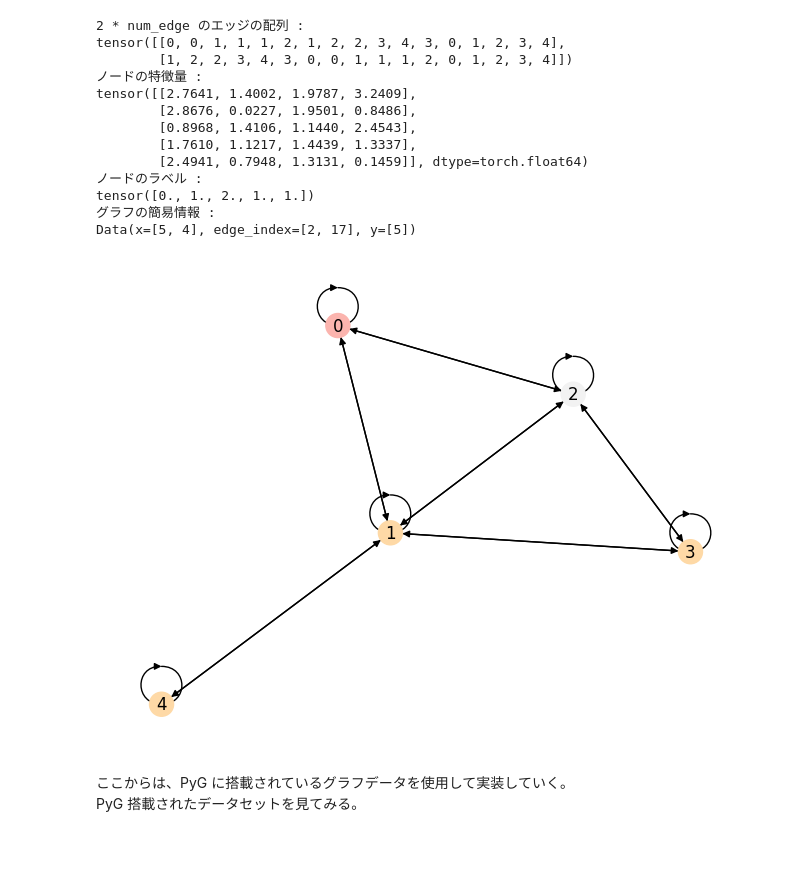
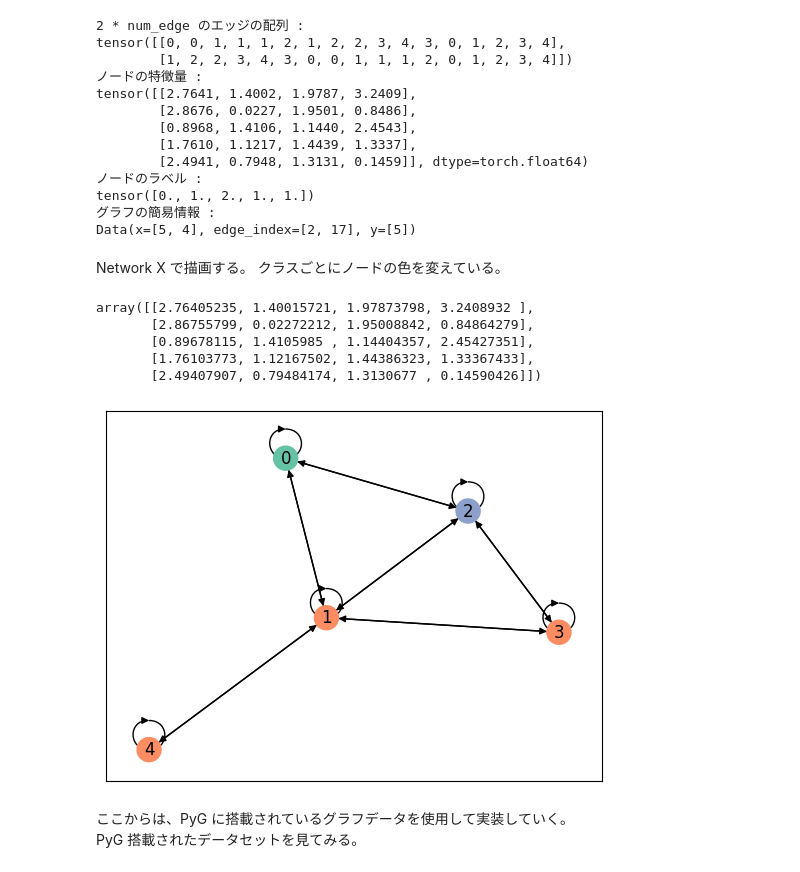
Before and after one commit to kurara-araruk/learning_GNNs, a Jupyter notebook: GCN_scratch.ipynb, the cells around one changed output. Drawn from its saved outputs; the diff is of its cells as text; code cells hidden in the pictures.

```diff
--- a/GCN_scratch.ipynb
+++ b/GCN_scratch.ipynb
@@ -39,6 +56,16 @@ def plot_heatmap(**matrices):
 
     plt.tight_layout()
     plt.show()
+# %%
+# PyG グラフデータをクラスラベルつきNetworkX 描画をする関数
+def visualize_graph(G):
+    unique_classes = list(set(G.y.tolist()))
+    colormap = plt.colormaps.get_cmap('Set2')
+    class_to_color = {cls: colormap(i) for i, cls in enumerate(unique_classes)}
+    node_colors = [class_to_color[int(G.y[i].item())] for i in range(G.num_nodes)]
+
+    nxg = to_networkx(G)
+    nx.draw_networkx(nxg, with_labels=True, node_color=node_colors)
 # %% [markdown]
 # 基本的な実装
 # %% [markdown]
@@ -222,21 +246,20 @@ tensor([[2.7641, 1.4002, 1.9787, 3.2409],
 tensor([0., 1., 2., 1., 1.])
 グラフの簡易情報 :
 Data(x=[5, 4], edge_index=[2, 17], y=[5])
-# %%
-import networkx as nx
-from torch_geometric.utils import to_networkx
-import matplotlib.cm as cm
-
-nxg = to_networkx(data)
-unique_classes = list(set(labels.tolist()))
-num_classes = len(unique_classes)
-colormap = cm.get_cmap('Pastel1', num_classes)
-class_to_color = {cls: colormap(i) for i, cls in enumerate(unique_classes)}
-node_colors = [class_to_color[int(data.y[i].item())] for i in range(num_node)]
-
-nx.draw(nxg, with_labels=True, node_color=node_colors)
-# %% [output]
-[figure, removed]
+# %% [markdown]
+Network X で描画する。 クラスごとにノードの色を変えている。
+# %%
+data.x.numpy()
+# %% [output]
+array([[2.76405235, 1.40015721, 1.97873798, 3.2408932 ],
+       [2.86755799, 0.02272212, 1.95008842, 0.84864279],
+       [0.89678115, 1.4105985 , 1.14404357, 2.45427351],
+       [1.76103773, 1.12167502, 1.44386323, 1.33367433],
+       [2.49407907, 0.79484174, 1.3130677 , 0.14590426]])
+# %%
+visualize_graph(data)
+# %% [output]
+[figure, added]
 # %% [markdown]
 ここからは、PyG に搭載されているグラフデータを使用して実装していく。 \
 PyG 搭載されたデータセットを見てみる。
```
Also changed, not shown: parts of 25 cells of this notebook.
